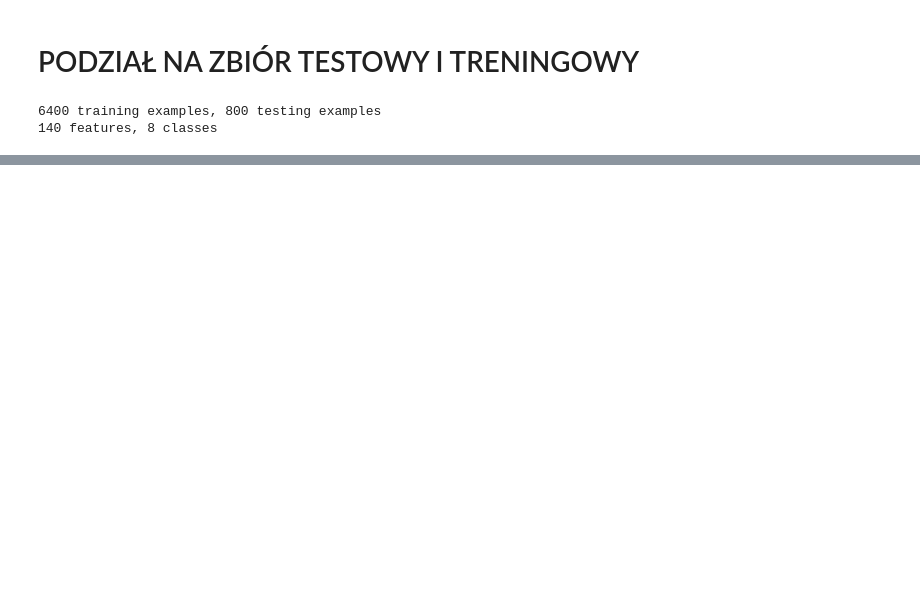
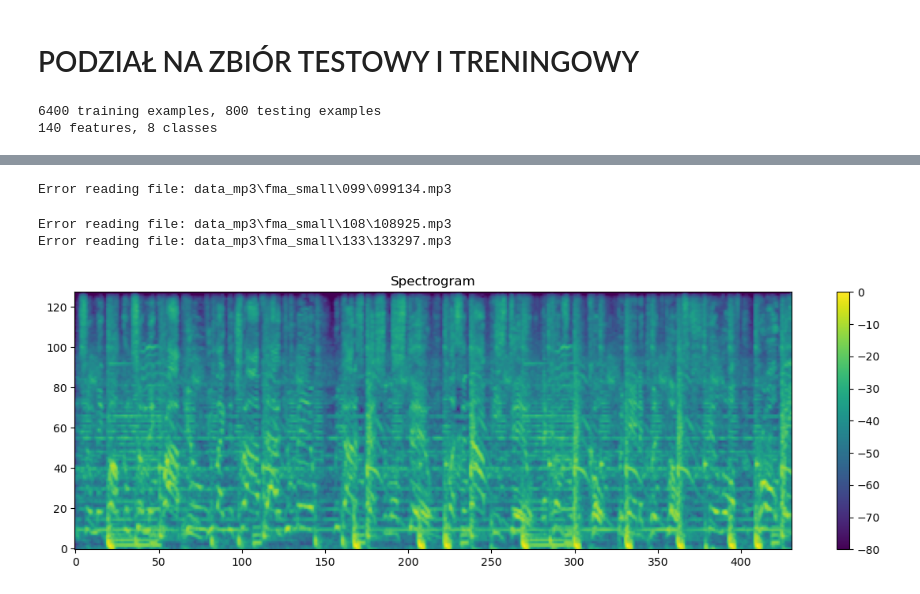
Before and after one commit to KlaudiaKromolowska/MOW2-project, a Jupyter notebook: mow2.ipynb, the cells around one changed output, grey strips where cells are left out. Cells and saved outputs as stored; diff of their text form; code cells hidden in the pictures; blank space fills up the shorter version.

Commit message:
Added spectograms processing

```diff
--- a/mow2.ipynb
+++ b/mow2.ipynb
@@ -145,0 +174,47 @@ print('{} features, {} classes'.format(X_train.shape[1], np.unique(y_train).size
+# %%
+from glob import glob
+import os
+import librosa
+import numpy as np
+
+def get_spectrogram(y, sr):
+    S = librosa.feature.melspectrogram(y=y, sr=sr)
+    log_S = librosa.power_to_db(S, ref=np.max)
+    return log_S
+
+# read data in memory efficient way using generator, process it to get spectrogram and save it to file
+def spectrogram_generator():
+    filenames = [y for x in os.walk('data_mp3') for y in glob(os.path.join(x[0], '*.mp3'))]
+    for filename in filenames:
+        if filename.endswith('.mp3'):
+            name = os.path.splitext(os.path.basename(filename))[0]
+            # get spectrogram only if it doesn't exist
+            if name + '.npy' not in spectrograms:
+                try:
+                    data, sampling_rate = librosa.load(filename, duration=10)
+                    log_S = get_spectrogram(data, sampling_rate)
+                    # get filename without extension
+                    yield name, log_S
+                except:
+                    print('Error reading file: ' + filename)
+
+
+for name, log_S in spectrogram_generator():
+    # save spectrogram only if it doesn't exist
+    if name + '.npy' not in spectrograms:
+        np.save('data/spectrograms/' + name + '.npy', log_S)
+# %% [output]
+Error reading file: data_mp3\fma_small\099\099134.mp3
+Error reading file: data_mp3\fma_small\108\108925.mp3
+Error reading file: data_mp3\fma_small\133\133297.mp3
+# %%
+import matplotlib.pyplot as plt
+# show first spectrogram
+plt.figure(figsize=(12, 4))
+plt.imshow(np.load('data/spectrograms/000002.npy'), aspect='auto', origin='lower')
+plt.colorbar()
+plt.title('Spectrogram')
+plt.tight_layout()
+plt.show()
+# %% [output]
+[figure, added]
```
Also changed, not shown: parts of 7 cells of this notebook, 1 other file.
